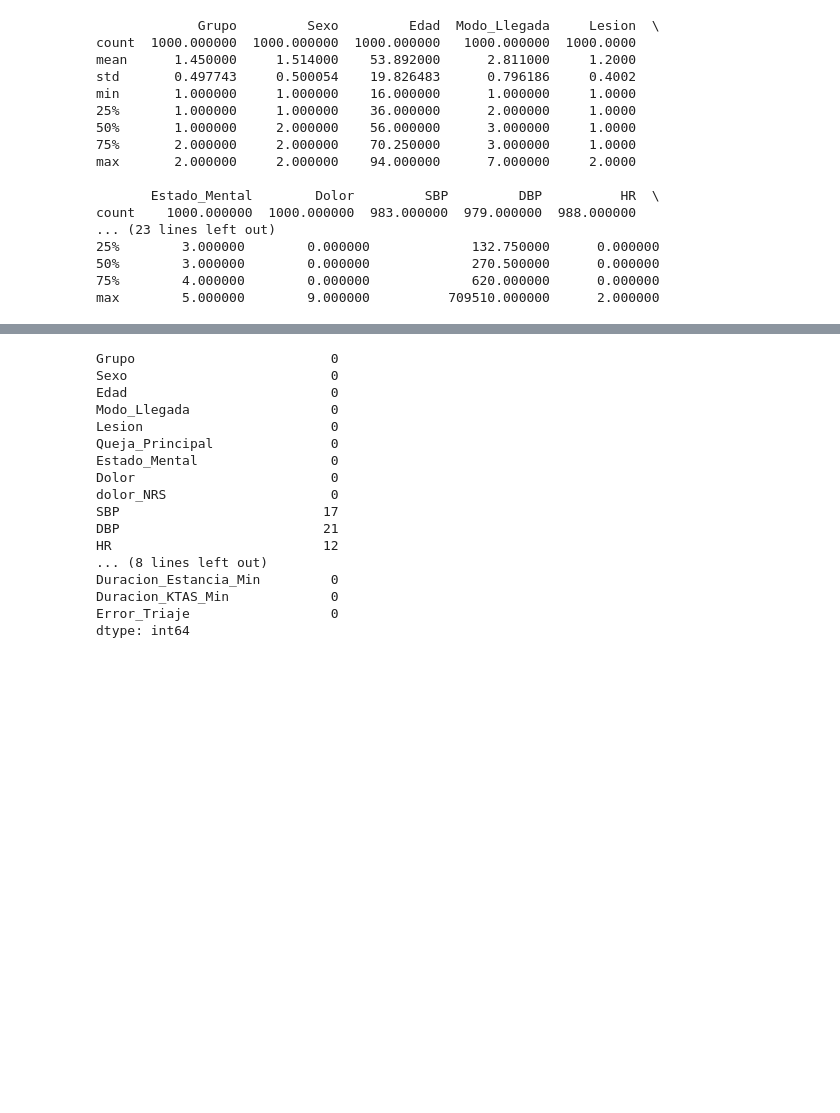
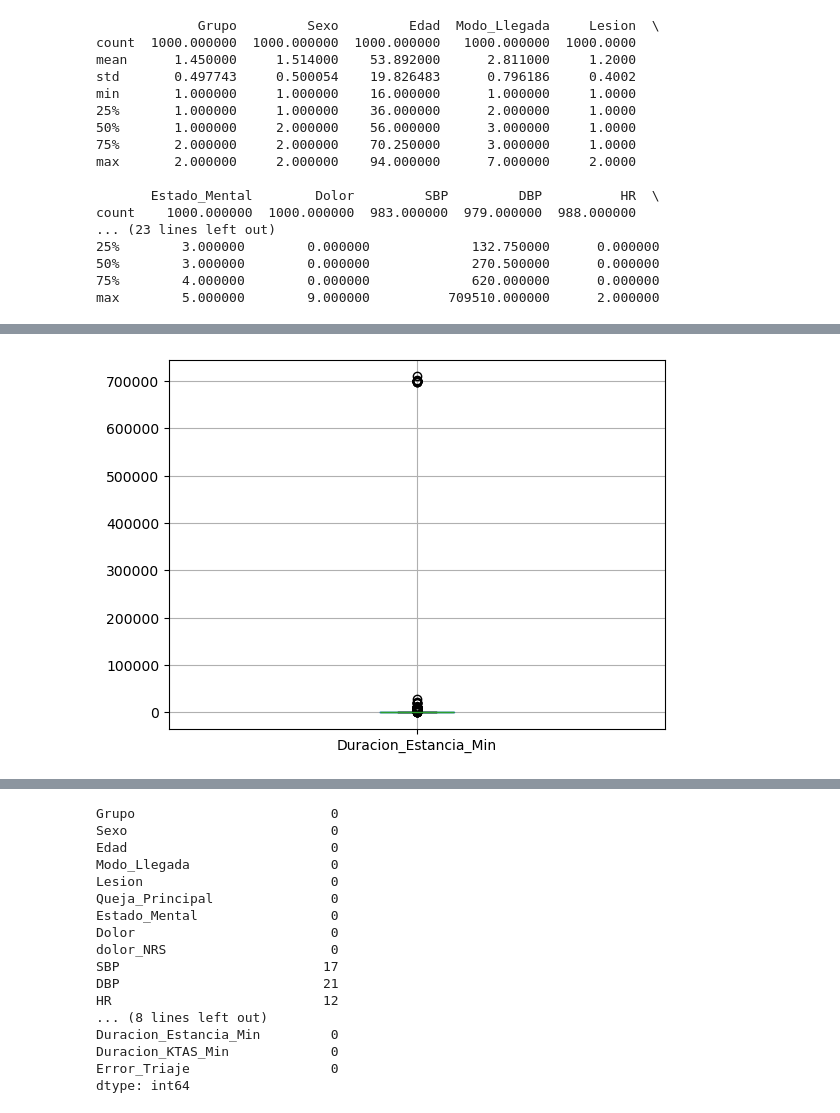
Before and after one commit to Grupo-Lab-BI/Lab_2, a Jupyter notebook: Lab2.ipynb, the cells around one changed output, grey strips where cells are left out. Cells and saved outputs as stored; diff of their text form; code cells hidden in the pictures; blank space fills up the shorter version.

```diff
--- a/Lab2.ipynb
+++ b/Lab2.ipynb
@@ -86,0 +96,10 @@ Para las variables críticas (por ejemplo, las fisiológicas y de severidad), po
+# %%
+data.boxplot(column=['Duracion_Estancia_Min'])
+plt.show()
+
+# Identify outliers based on IQR
+Q1 = data['Duracion_Estancia_Min'].quantile(0.25)
+Q3 = data['Duracion_Estancia_Min'].quantile(0.75)
+IQR = Q3 - Q1
+# %% [output]
+[figure, added]
```
Also changed, not shown: parts of 96 cells of this notebook.
